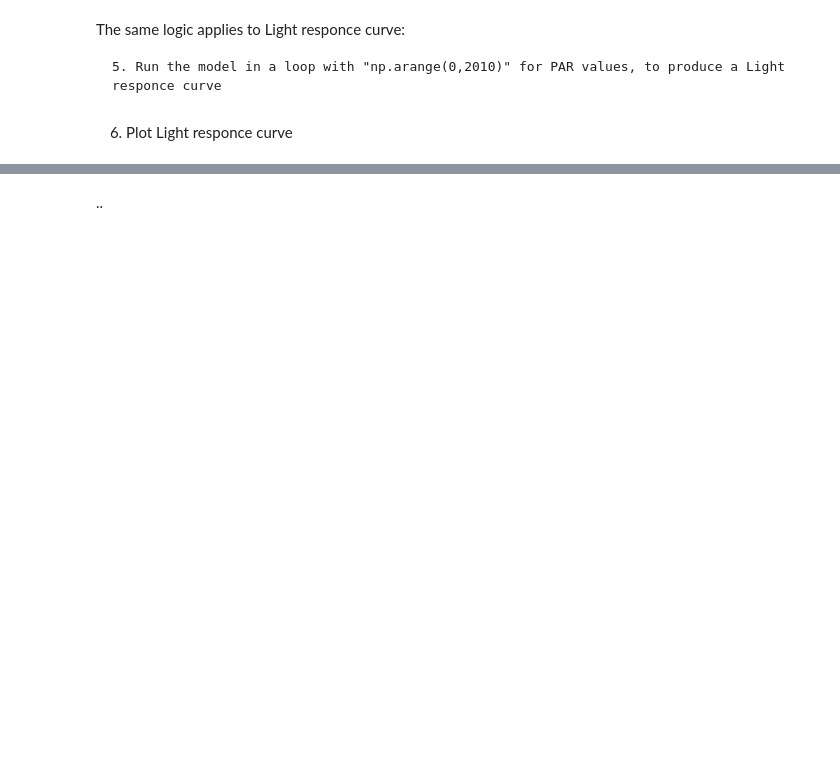
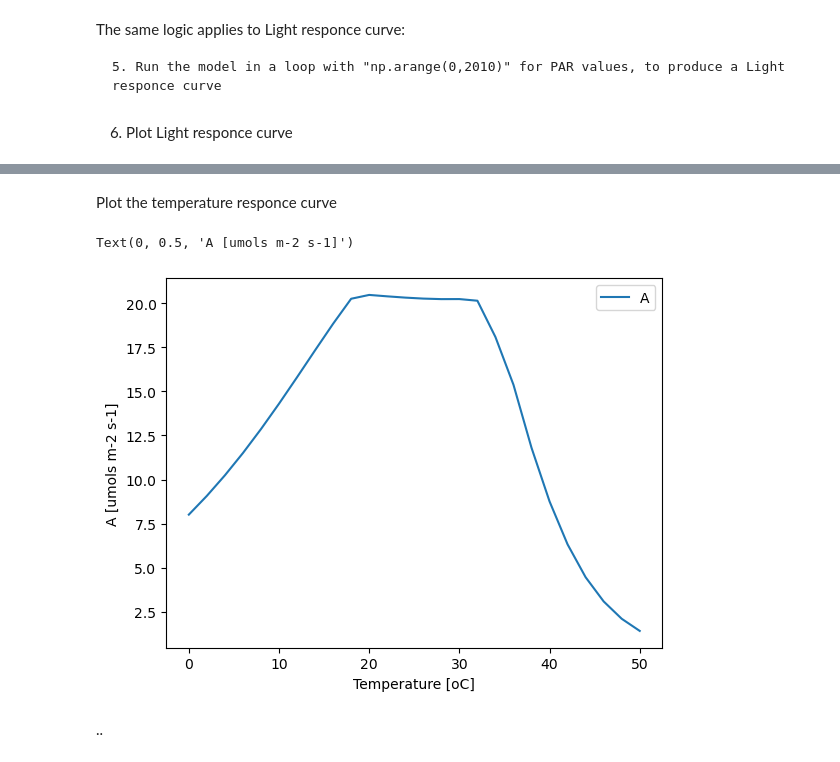
Before and after one commit to Gntakos/pyFvCB, a Jupyter notebook: Farquhar.ipynb, the cells around one changed output, grey strips where cells are left out. Drawn from its saved outputs; the diff is of its cells as text; code cells hidden in the pictures; blank space fills up the shorter version.

```diff
--- a/Farquhar.ipynb
+++ b/Farquhar.ipynb
@@ -88,2 +129,12 @@ plt.legend()
+# %% [markdown]
+Plot the temperature responce curve
+# %%
+plt.plot(temp, A, label="A")
+plt.legend()
+plt.xlabel('Temperature [oC]')
+plt.ylabel('A [umols m-2 s-1]')
+# %% [output]
+Text(0, 0.5, 'A [umols m-2 s-1]')
+[figure, added]
 # %% [markdown]
 ..
```
Also changed, not shown: parts of 8 cells of this notebook.
